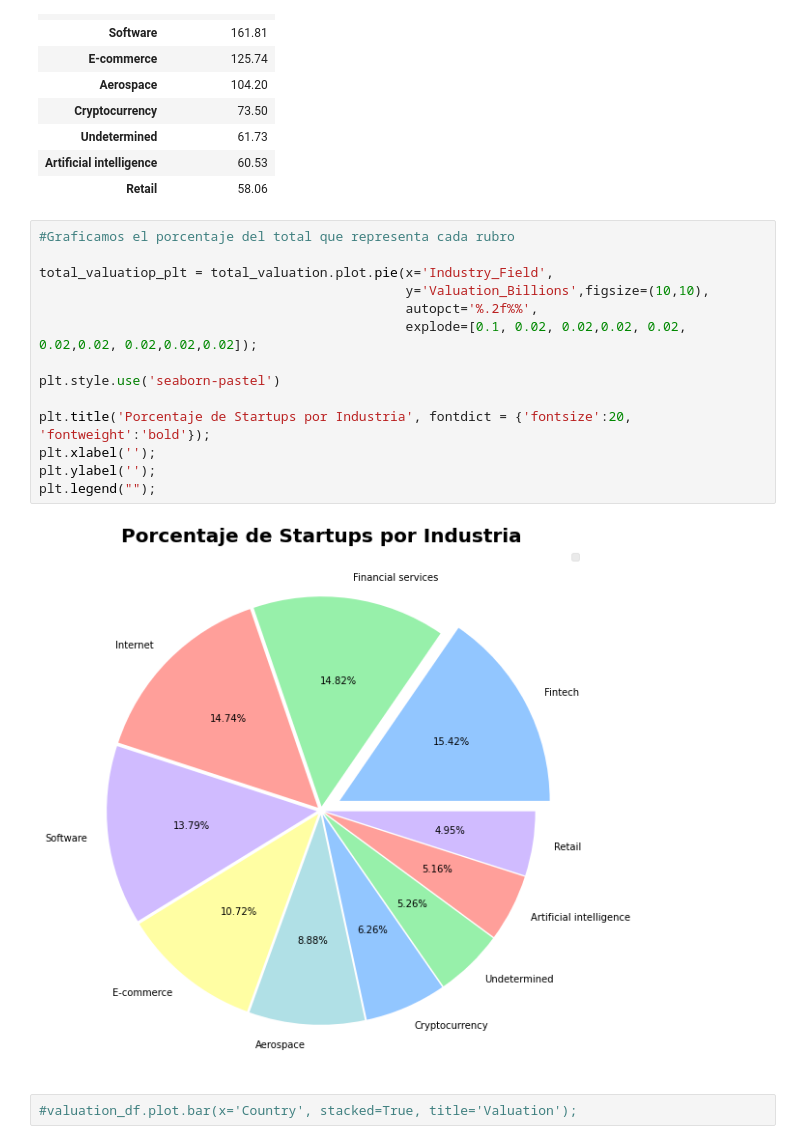
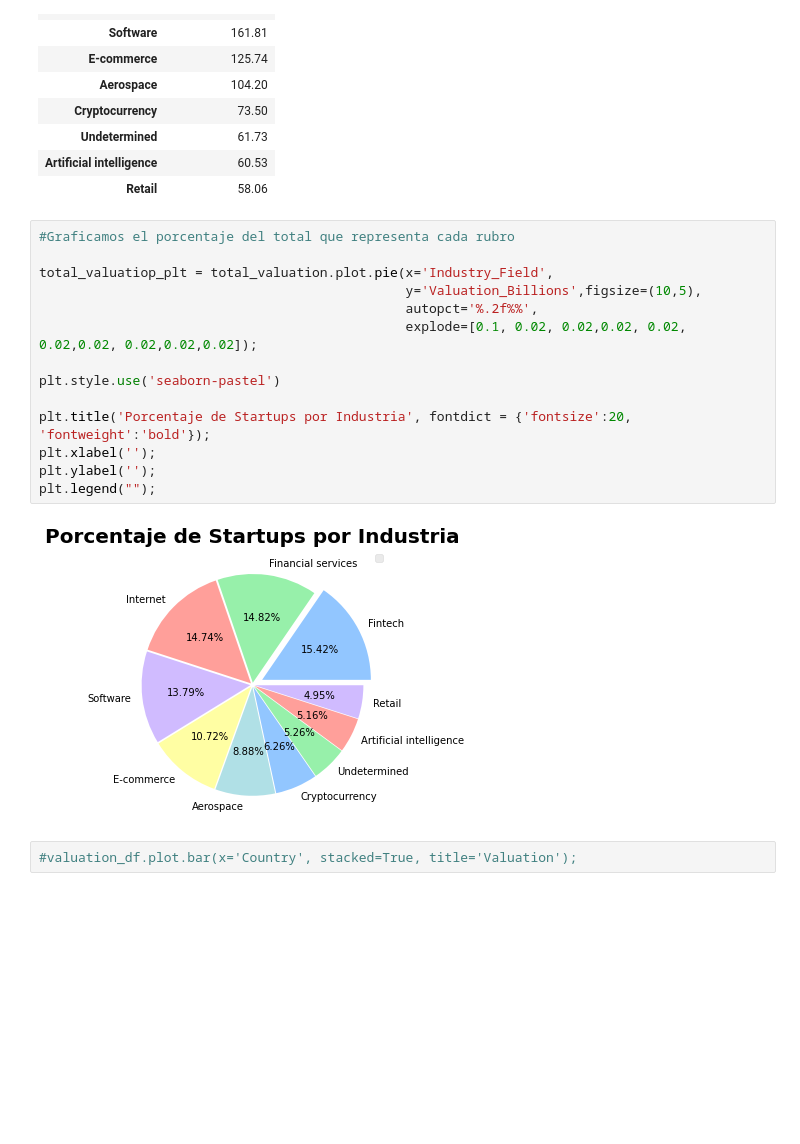
Before and after one commit to Franblar/Proyecto-Final---Startups, a Jupyter notebook: Proyecto Final Análisis de datos - Startups.ipynb, the cells around one changed output. Drawn from its saved outputs; the diff is of its cells as text; blank space fills up the shorter version.

```diff
--- a/Proyecto Final Análisis de datos - Startups.ipynb
+++ b/Proyecto Final Análisis de datos - Startups.ipynb
@@ -483,19 +479,19 @@ total_valuation
 # %%
 #Graficamos el porcentaje del total que representa cada rubro
 
 total_valuatiop_plt = total_valuation.plot.pie(x='Industry_Field',
-                                               y='Valuation_Billions',figsize=(10,10),
+                                               y='Valuation_Billions',figsize=(10,5),
                                                autopct='%.2f%%',
                                                explode=[0.1, 0.02, 0.02,0.02, 0.02, 0.02,0.02, 0.02,0.02,0.02]);
 
 plt.style.use('seaborn-pastel')
 
 plt.title('Porcentaje de Startups por Industria', fontdict = {'fontsize':20, 'fontweight':'bold'});
 plt.xlabel('');
 plt.ylabel('');
 plt.legend("");
 # %% [output]
-[figure, old version]
+[figure, new version]
 # %%
 #valuation_df.plot.bar(x='Country', stacked=True, title='Valuation');
 # %% [markdown]
```
Also changed, not shown: parts of 11 cells of this notebook, 2 other files.
